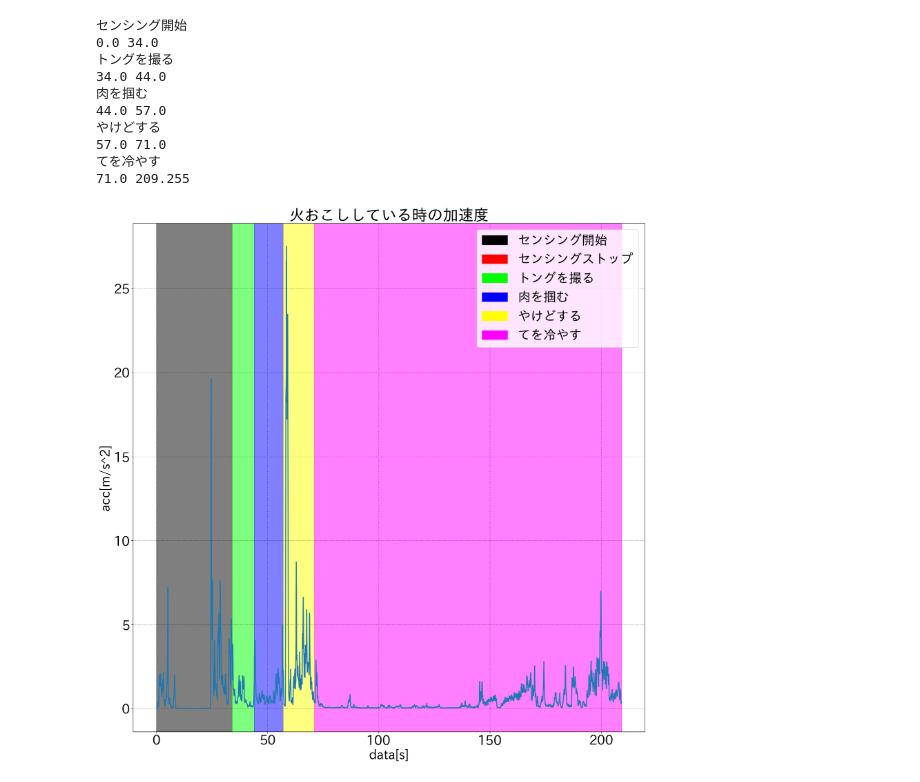
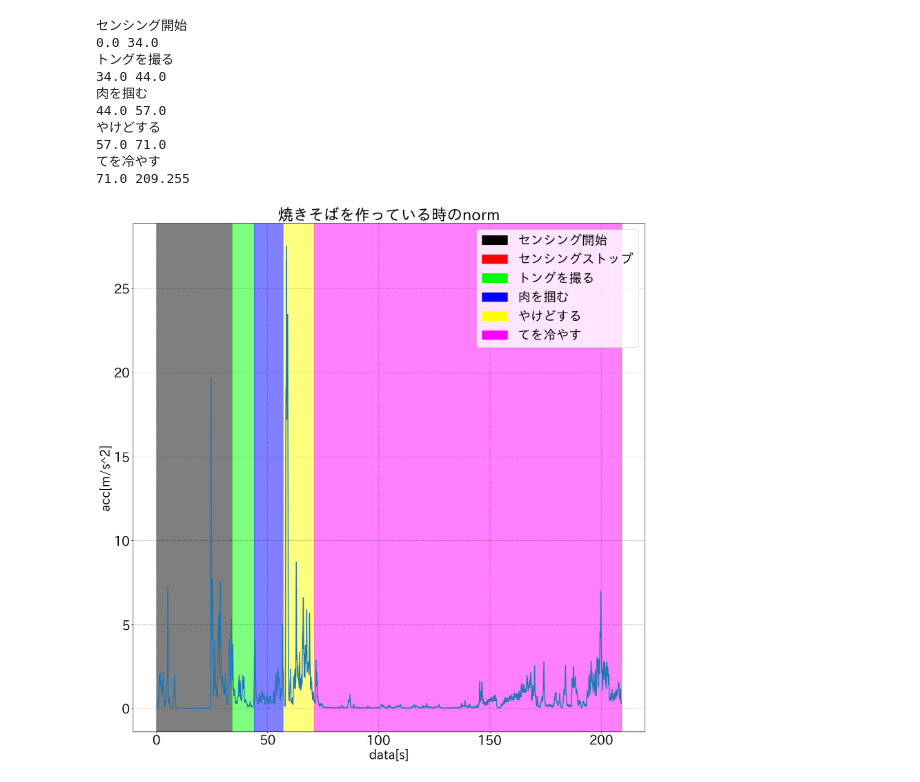
Before and after one commit to harutiro/jupyter, a Jupyter notebook: camp/3/python/料理焼きそば/acc-fft.ipynb, the cells around one changed output. Drawn from its saved outputs; the diff is of its cells as text; code cells hidden in the pictures.

```diff
--- a/camp/3/python/料理焼きそば/acc-fft.ipynb
+++ b/camp/3/python/料理焼きそば/acc-fft.ipynb
@@ -26,7 +28,7 @@ ax3 = fig.add_subplot(1, 1, 1)
 ## グリッドの設定
 ax3.grid(color='k', linestyle='dotted', linewidth=1, alpha=0.5, zorder=2)
 ## グラフのタイトル
-ax3.set_title("火おこししている時の加速度")
+ax3.set_title("焼きそばを作っている時の加速度")
 ## x軸のラベル
 ax3.set_xlabel('data[s]')
 ## y軸のラベル
@@ -118,7 +120,7 @@ ax3 = fig.add_subplot(1, 1, 1)
 ## グリッドの設定
 ax3.grid(color='k', linestyle='dotted', linewidth=1, alpha=0.5, zorder=2)
 ## グラフのタイトル
-ax3.set_title("火おこししている時の加速度")
+ax3.set_title("焼きそばを作っている時のnorm")
 ## x軸のラベル
 ax3.set_xlabel('data[s]')
 ## y軸のラベル
@@ -162,34 +164,34 @@ for i in range(len(ans)):
     if i < len(ans) - 1 :
         end_time = (ans["time"][i + 1] - ans["time"][0]) / 1000
     else :
         end_time = (acc["time"].iloc[-1] - acc["time"][0]) / 1000
 
     start_time = start_time
     end_time = end_time
 
     print(start_time, end_time)
     ax3.axvspan(start_time, end_time, color=color, alpha=0.5, zorder=1)
 
 # 凡例の作成
 content_labels = list(content_colors.keys())
 content_patches = [matplotlib.patches.Patch(color=color) for color in content_colors.values()]
 
 # 凡例の表示
 ax3.legend(content_patches, content_labels, loc="upper right")
 
 plt.show()
 # %% [output]
 センシング開始
 0.0 34.0
 トングを撮る
 34.0 44.0
 肉を掴む
 44.0 57.0
 やけどする
 57.0 71.0
 てを冷やす
 71.0 209.255
-[figure, old version]
+[figure, new version]
 # %%
 # サンプリング周波数を計算する関数
 def calculate_sampling_frequency(data):
```
Also changed, not shown: parts of 3 cells of this notebook, 3 other files.
